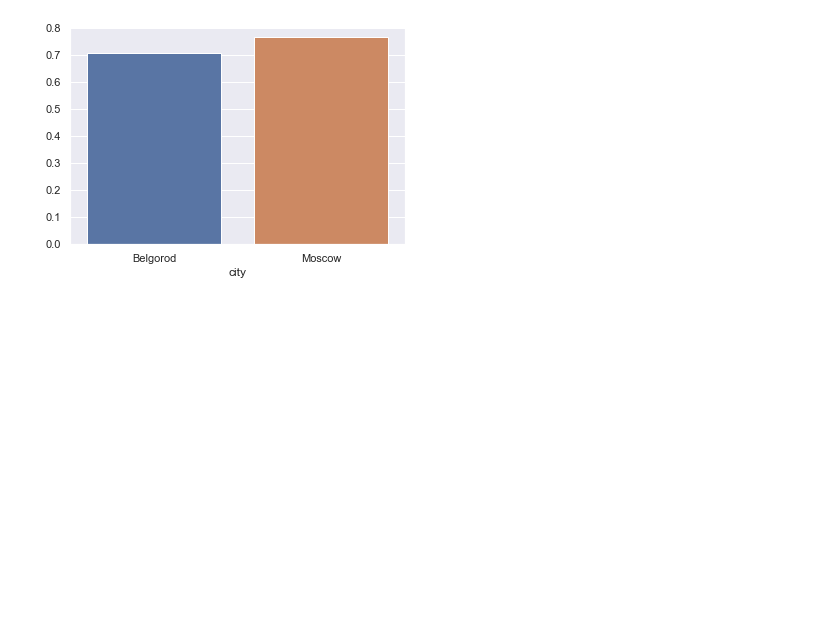
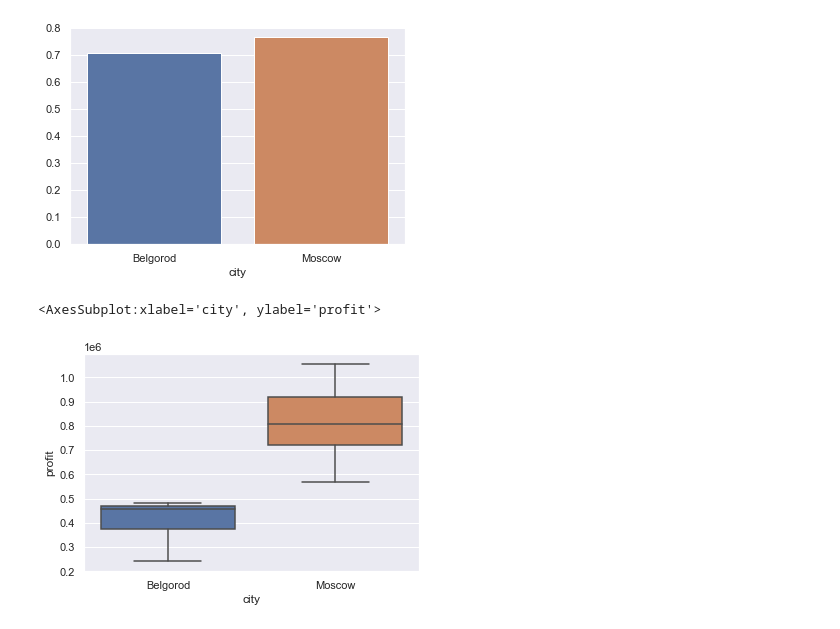
Before and after one commit to daimond025/skillFactory, a Jupyter notebook: module 4/module 4.ipynb, the cells around one changed output. Drawn from its saved outputs; the diff is of its cells as text; code cells hidden in the pictures; blank space fills up the shorter version.

```diff
--- a/module 4/module 4.ipynb
+++ b/module 4/module 4.ipynb
@@ -43,7 +43,7 @@ class PrepareDate():
 
     #  извлечение разных метрик
     def calculateProfit(self):
-        # общая прибыль = продажа билетов - затраы
+        # общая прибыль = продажа билетов - затраты
         self.df_output['profit'] =  self.df_output['pass_summ'] - self.df_output['Costs']
         #  заполняемость мест в т.ч. бизнес и экном классов
         self.df_output['occupancy'] = self.df_output['pass_count'] / self.df_output['plane_count']
@@ -56,7 +56,6 @@ class PrepareDate():
 
         # как один пассажир влияет на доходность / или на продажу билетов
         self.df_output['deposit_profit'] = (self.df_output['profit'] )/ self.df_output['pass_count']
-        self.df_output['deposit'] = (self.df_output['pass_summ'] )/ self.df_output['pass_count']
         self.df_output['deposit_econom'] = (self.df_output['pass_econom_summ'] )/ self.df_output['pass_econom_count']
         self.df_output['deposit_bisness'] = (self.df_output['pass_bisiness_summ'] )/ self.df_output['pass_bisiness_count']
 
@@ -217,3 +215,9 @@ seaborn.barplot(x=dff.index, y=dff.values)
 # %% [output]
 <AxesSubplot:xlabel='city'>
 [figure]
+# %%
+seaborn.boxplot(x=df['city'], y=df['profit'],
+            data=df)
+# %% [output]
+<AxesSubplot:xlabel='city', ylabel='profit'>
+[figure, added]
```
Also changed, not shown: parts of 9 cells of this notebook, 4 other files.
